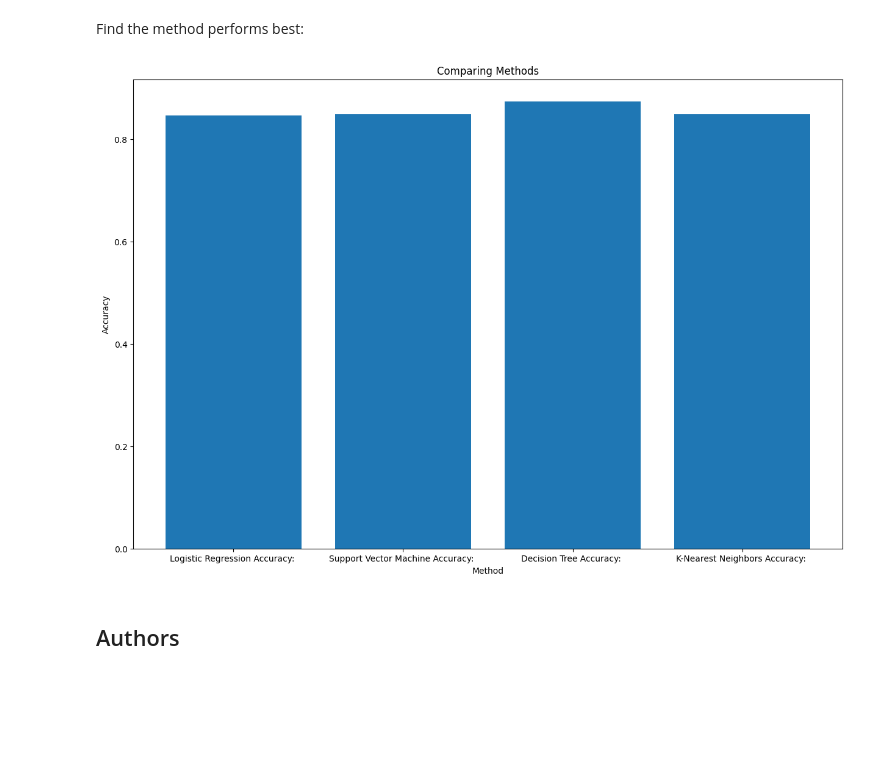
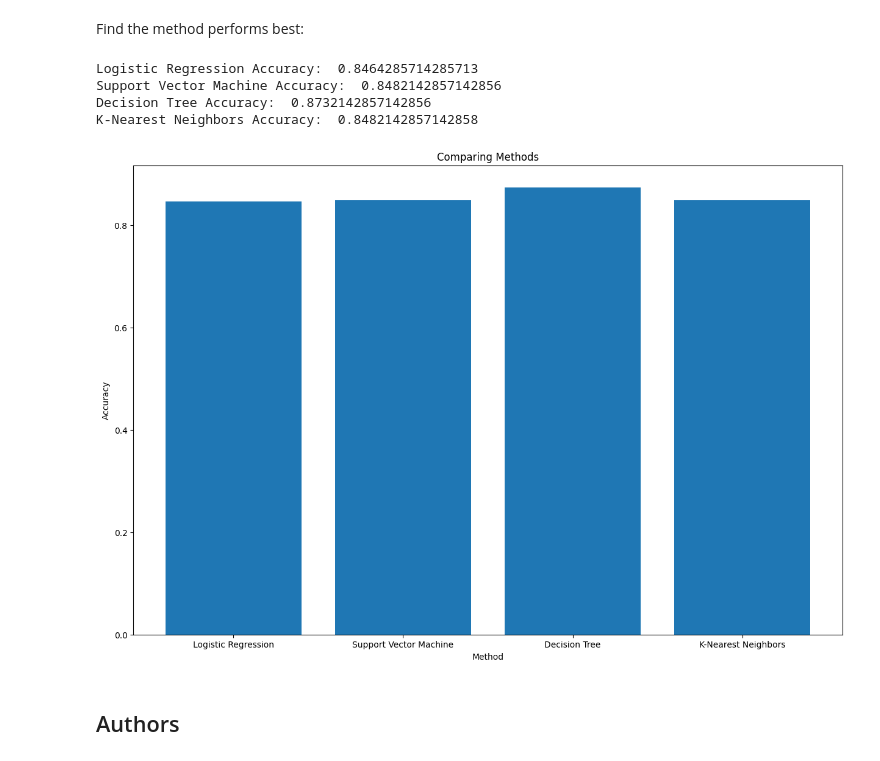
Before and after one commit to hsnapps/python-applied-data-science-capstone, a Jupyter notebook: SpaceX_Machine_Learning_Prediction_Part_5.jupyterlite.ipynb, the cells around one changed output. Cells and saved outputs as stored; diff of their text form; code cells hidden in the pictures; blank space fills up the shorter version.

Commit message:
Fixed machine-learning

```diff
--- a/SpaceX_Machine_Learning_Prediction_Part_5.jupyterlite.ipynb
+++ b/SpaceX_Machine_Learning_Prediction_Part_5.jupyterlite.ipynb
@@ -372,23 +372,32 @@ Find the method performs best:
 # %%
 import matplotlib.pyplot as plt
 
+print("Logistic Regression Accuracy: ", logistic_regression_accuracy)
+print("Support Vector Machine Accuracy: ", svm_accuracy)
+print("Decision Tree Accuracy: ", tree_accuracy)
+print("K-Nearest Neighbors Accuracy: ", knn_accuracy)
+
 accuracy_dict = {
-    "Logistic Regression Accuracy: ": logistic_regression_accuracy,
-    "Support Vector Machine Accuracy: ": svm_accuracy,
-    "Decision Tree Accuracy: ": tree_accuracy,
-    "K-Nearest Neighbors Accuracy: ": knn_accuracy
+    "Logistic Regression": logistic_regression_accuracy,
+    "Support Vector Machine": svm_accuracy,
+    "Decision Tree": tree_accuracy,
+    "K-Nearest Neighbors": knn_accuracy
 }
 keys = accuracy_dict.keys()
 values = accuracy_dict.values()
 plt.figure(figsize=(15, 10))
 plt.bar(keys, values)
 plt.xlabel('Method')
 plt.ylabel('Accuracy')
 plt.title('Comparing Methods')
 
 plt.show()
 # %% [output]
+Logistic Regression Accuracy:  0.8464285714285713
+Support Vector Machine Accuracy:  0.8482142857142856
+Decision Tree Accuracy:  0.8732142857142856
+K-Nearest Neighbors Accuracy:  0.8482142857142858
-[figure, old version]
+[figure, new version]
 # %% [markdown]
 ## Authors
 # %% [markdown]
```
